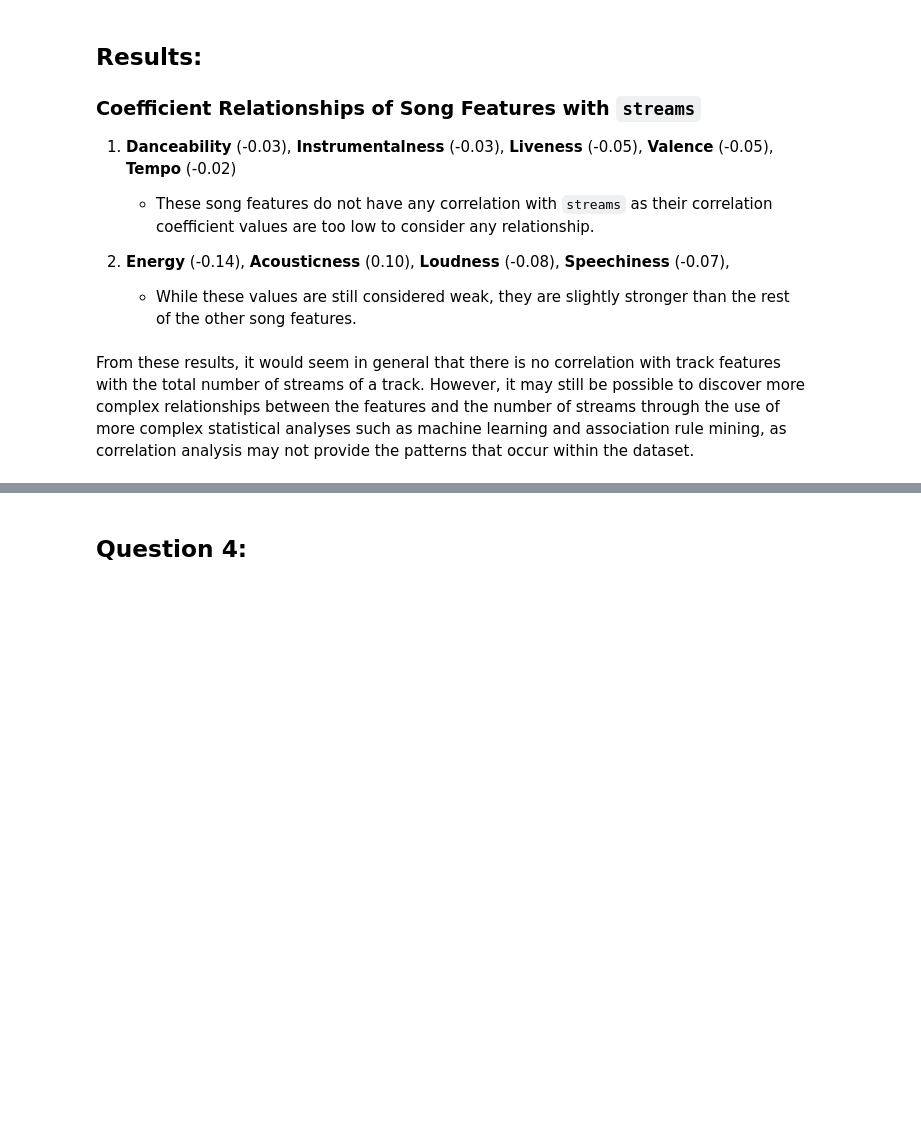
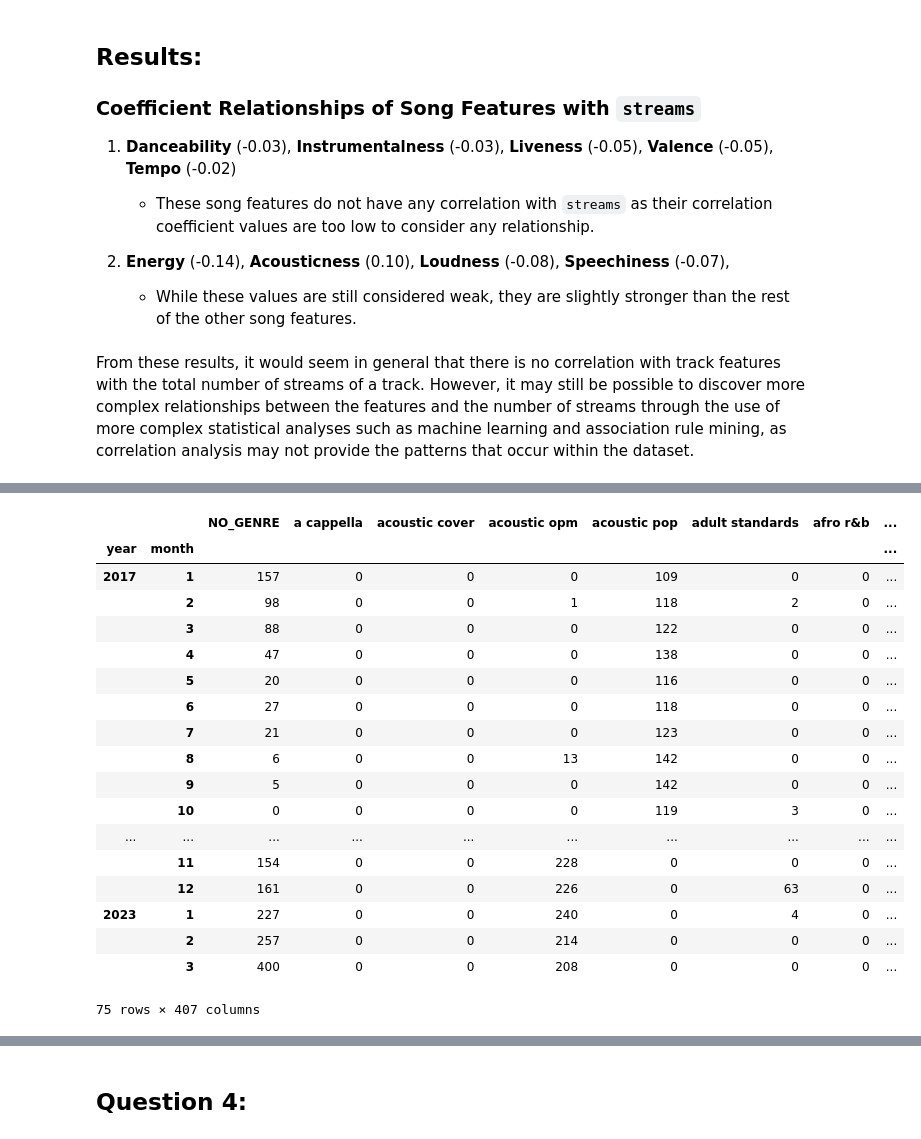
Before and after one commit to ADichoso/CSMODEL-Project-XX22-G1, a Jupyter notebook: SpotifyDataset.ipynb, the cells around one changed output, grey strips where cells are left out. Drawn from its saved outputs; the diff is of its cells as text; code cells hidden in the pictures; blank space fills up the shorter version.

```diff
--- a/SpotifyDataset.ipynb
+++ b/SpotifyDataset.ipynb
@@ -540,0 +587,28 @@ Duplicate observations dropped from charts_tracks_df: 742
+# %%
+#Get the release dates of all tracks
+charts_dates_df = charts_df['date'].to_frame()
+charts_dates_df.insert(1, "year", [0 for _ in range(charts_dates_df.shape[0])])
+charts_dates_df.insert(2, "month", [0 for _ in range(charts_dates_df.shape[0])])
+charts_dates_df.insert(3, "day", [0 for _ in range(charts_dates_df.shape[0])])
+
+#Go through each date
+for idx, value in charts_dates_df['date'].items():
+    #Get the year, month, and day from the date and assign to respective columns
+    date_parts = [value.year, value.month, value.day]
+
+    try:
+        charts_dates_df.loc[idx, 'year'] = date_parts[0]
+    except:
+        charts_dates_df.loc[idx, 'year'] = -1
+    try:
+        charts_dates_df.loc[idx, 'month'] = date_parts[1]
+    except:
+        charts_dates_df.loc[idx, 'month'] = -1
+    try:
+        charts_dates_df.loc[idx, 'day'] = date_parts[2]
+    except:
+        charts_dates_df.loc[idx, 'day'] = -1
+
+#Assign the new dataframe onto charts_tracks_df
+charts_df = pd.concat([charts_dates_df, charts_df], axis=1).drop(['date'], axis=1)
+charts_df
@@ -1051,0 +1073,24 @@ per month, see top 200 and check which song features are prevalent/trending
+# %%
+#Group observations and add all genres per month
+genres_per_month_df = charts_genres_df.drop(['day'], axis=1).groupby(['year', 'month']).sum()
+genres_per_month_df
+# %% [output]
+|  |  | NO_GENRE | a cappella | acoustic cover | acoustic opm | acoustic pop | adult standards | afro r&b | ... |
+| year | month |  |  |  |  |  |  |  | ... |
+| 2017 | 1 | 157 | 0 | 0 | 0 | 109 | 0 | 0 | ... |
+|  | 2 | 98 | 0 | 0 | 1 | 118 | 2 | 0 | ... |
+|  | 3 | 88 | 0 | 0 | 0 | 122 | 0 | 0 | ... |
+|  | 4 | 47 | 0 | 0 | 0 | 138 | 0 | 0 | ... |
+|  | 5 | 20 | 0 | 0 | 0 | 116 | 0 | 0 | ... |
+|  | 6 | 27 | 0 | 0 | 0 | 118 | 0 | 0 | ... |
+|  | 7 | 21 | 0 | 0 | 0 | 123 | 0 | 0 | ... |
+|  | 8 | 6 | 0 | 0 | 13 | 142 | 0 | 0 | ... |
+|  | 9 | 5 | 0 | 0 | 0 | 142 | 0 | 0 | ... |
+|  | 10 | 0 | 0 | 0 | 0 | 119 | 3 | 0 | ... |
+| ... | ... | ... | ... | ... | ... | ... | ... | ... | ... |
+|  | 11 | 154 | 0 | 0 | 228 | 0 | 0 | 0 | ... |
+|  | 12 | 161 | 0 | 0 | 226 | 0 | 63 | 0 | ... |
+| 2023 | 1 | 227 | 0 | 0 | 240 | 0 | 4 | 0 | ... |
+|  | 2 | 257 | 0 | 0 | 214 | 0 | 0 | 0 | ... |
+|  | 3 | 400 | 0 | 0 | 208 | 0 | 0 | 0 | ... |
+75 rows × 407 columns
```
Also changed, not shown: parts of 22 cells of this notebook.
